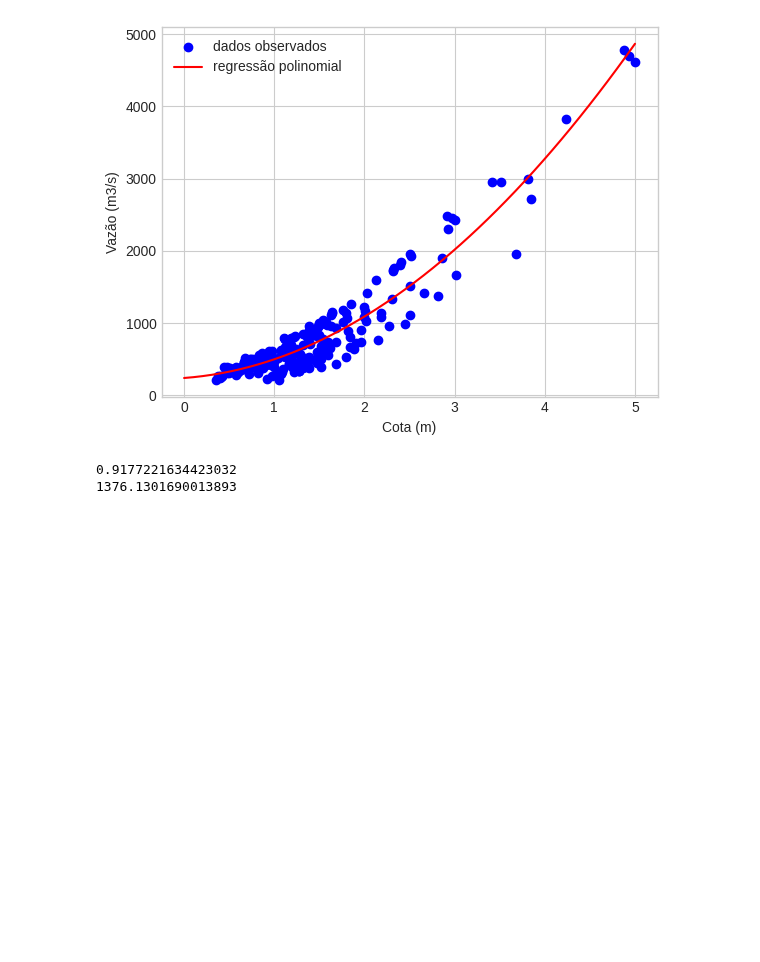
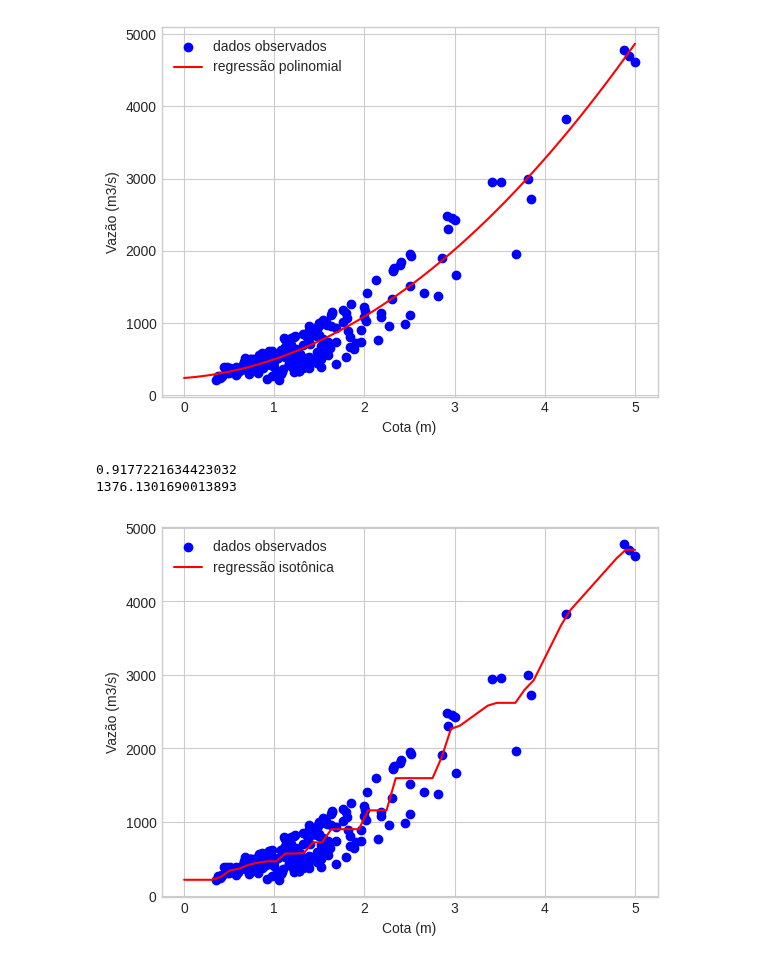
Before and after one commit to wasf84/pgmc-mestrado, a Jupyter notebook: recursos_hidricos/curva-chave/curva-chave.ipynb, the cells around one changed output. Saved outputs shown, nothing was run; the diff lists cells and outputs as text; code cells hidden in the pictures; blank space fills up the shorter version.

```diff
--- a/recursos_hidricos/curva-chave/curva-chave.ipynb
+++ b/recursos_hidricos/curva-chave/curva-chave.ipynb
@@ -73,19 +73,21 @@ print(q)
 0.9177221634423032
 1376.1301690013893
 # %%
-#from sklearn.isotonic import IsotonicRegression
+from sklearn.isotonic import IsotonicRegression
 
-#x_ir = dados_csv.Cota.to_numpy()
-#y_ir = dados_csv.Vazao.to_numpy()
-#ir_modelo = IsotonicRegression(out_of_bounds="clip")
-#y_modelo = ir_modelo.fit_transform(x_ir, y_ir)
-#x_modelo = np.linspace(0, 5)
+x_ir = dados_csv.Cota.to_numpy()
+y_ir = dados_csv.Vazao.to_numpy()
+ir_modelo = IsotonicRegression(out_of_bounds="clip")
+y_modelo = ir_modelo.fit_transform(x_ir, y_ir)
+x_modelo = np.linspace(0, 5)
 
-#plt.scatter(x_ir, y_ir, color = 'blue', label='dados observados')
-#plt.plot(x_modelo, ir_modelo.predict(x_modelo), color = 'red', label='regressão isotônica')
-#plt.xlabel("Cota (m)")
-#plt.ylabel("Vazão (m3/s)")
-#plt.legend()
-#plt.show()
+plt.scatter(x_ir, y_ir, color = 'blue', label='dados observados')
+plt.plot(x_modelo, ir_modelo.predict(x_modelo), color = 'red', label='regressão isotônica')
+plt.xlabel("Cota (m)")
+plt.ylabel("Vazão (m3/s)")
+plt.legend()
+plt.show()
 
 #ir_modelo.score(x_iso, y_iso)
+# %% [output]
+[figure, added]
```
Also changed, not shown: 10 other files.
